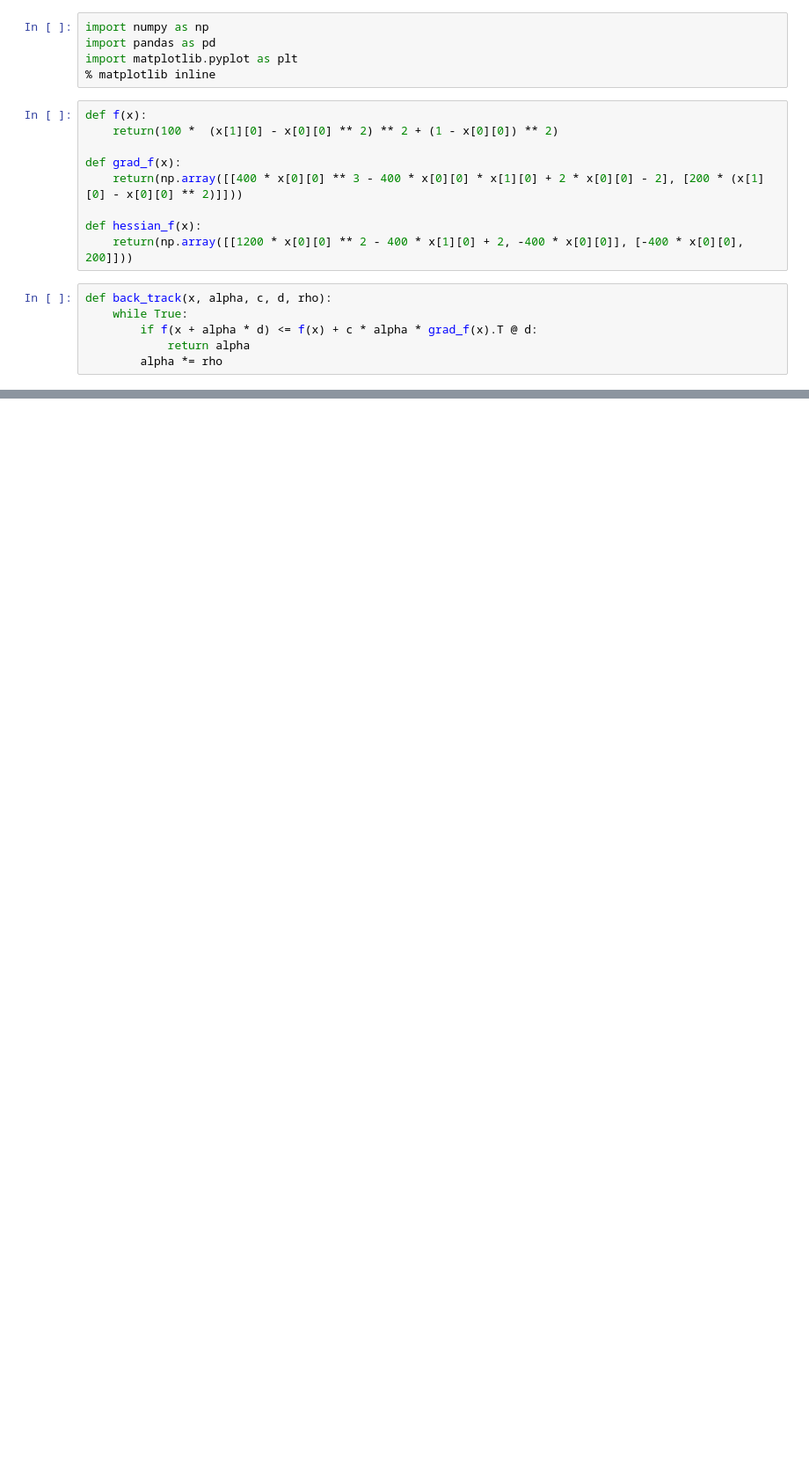
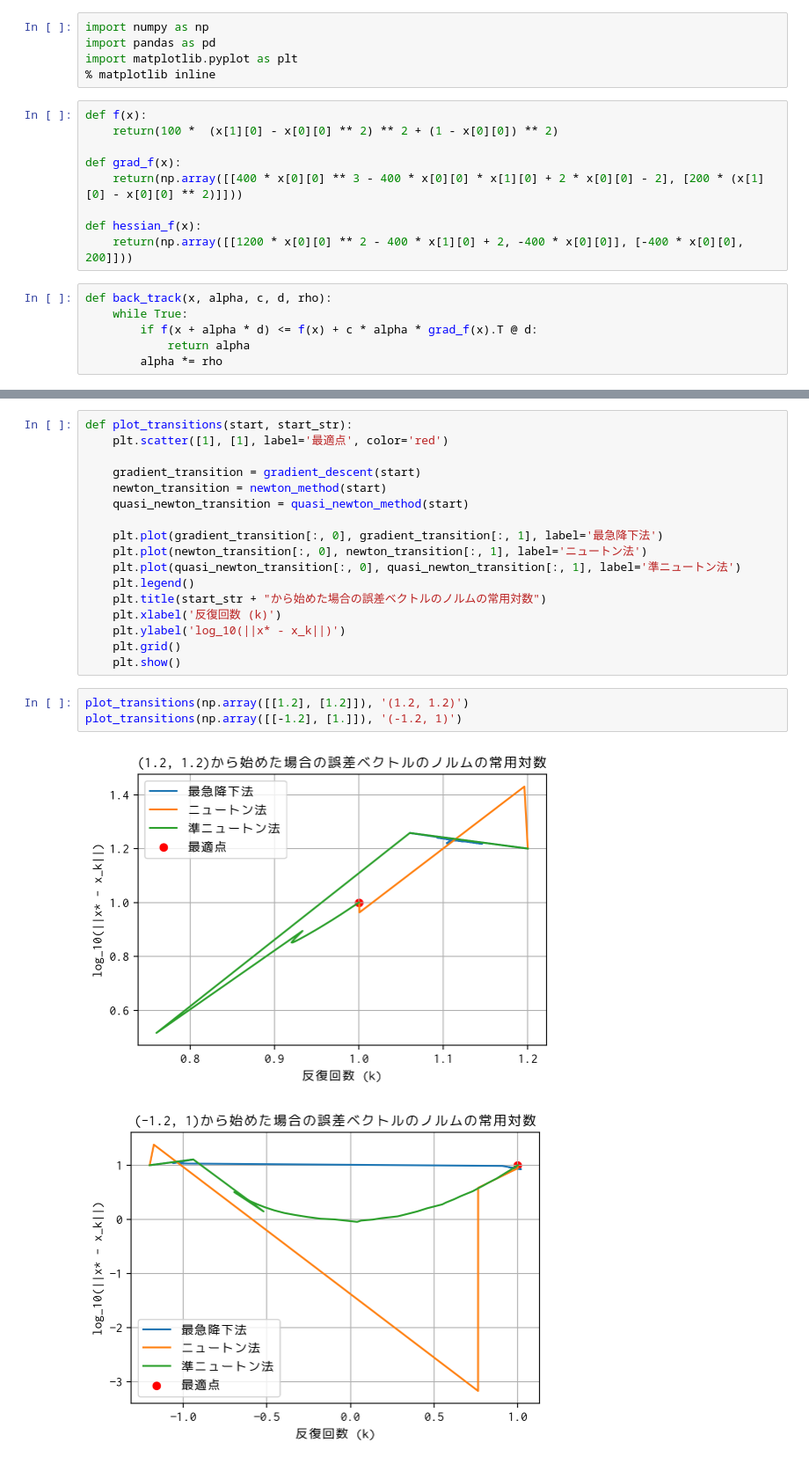
Before and after one commit to tomohiroo/optimisation-report, a Jupyter notebook: report_1029/report_1.ipynb, the cells around one changed output, grey strips where cells are left out. Shown at 88% size. Cells and saved outputs as stored; diff of their text form; blank space fills up the shorter version.

```diff
--- a/report_1029/report_1.ipynb
+++ b/report_1029/report_1.ipynb
@@ -69,0 +69,23 @@ plot_errors(np.array([[-1.2], [1.]]), '(-1.2, 1)')
+# %%
+def plot_transitions(start, start_str):
+    plt.scatter([1], [1], label='最適点', color='red')
+
+    gradient_transition = gradient_descent(start)
+    newton_transition = newton_method(start)
+    quasi_newton_transition = quasi_newton_method(start)
+
+    plt.plot(gradient_transition[:, 0], gradient_transition[:, 1], label='最急降下法')
+    plt.plot(newton_transition[:, 0], newton_transition[:, 1], label='ニュートン法')
+    plt.plot(quasi_newton_transition[:, 0], quasi_newton_transition[:, 1], label='準ニュートン法')
+    plt.legend()
+    plt.title(start_str + "から始めた場合の誤差ベクトルのノルムの常用対数")
+    plt.xlabel('反復回数 (k)')
+    plt.ylabel('log_10(||x* - x_k||)')
+    plt.grid()
+    plt.show()
+# %%
+plot_transitions(np.array([[1.2], [1.2]]), '(1.2, 1.2)')
+plot_transitions(np.array([[-1.2], [1.]]), '(-1.2, 1)')
+# %% [output]
+[figure, added]
+[figure, added]
```
Also changed, not shown: parts of 3 cells of this notebook, 1 other file.
